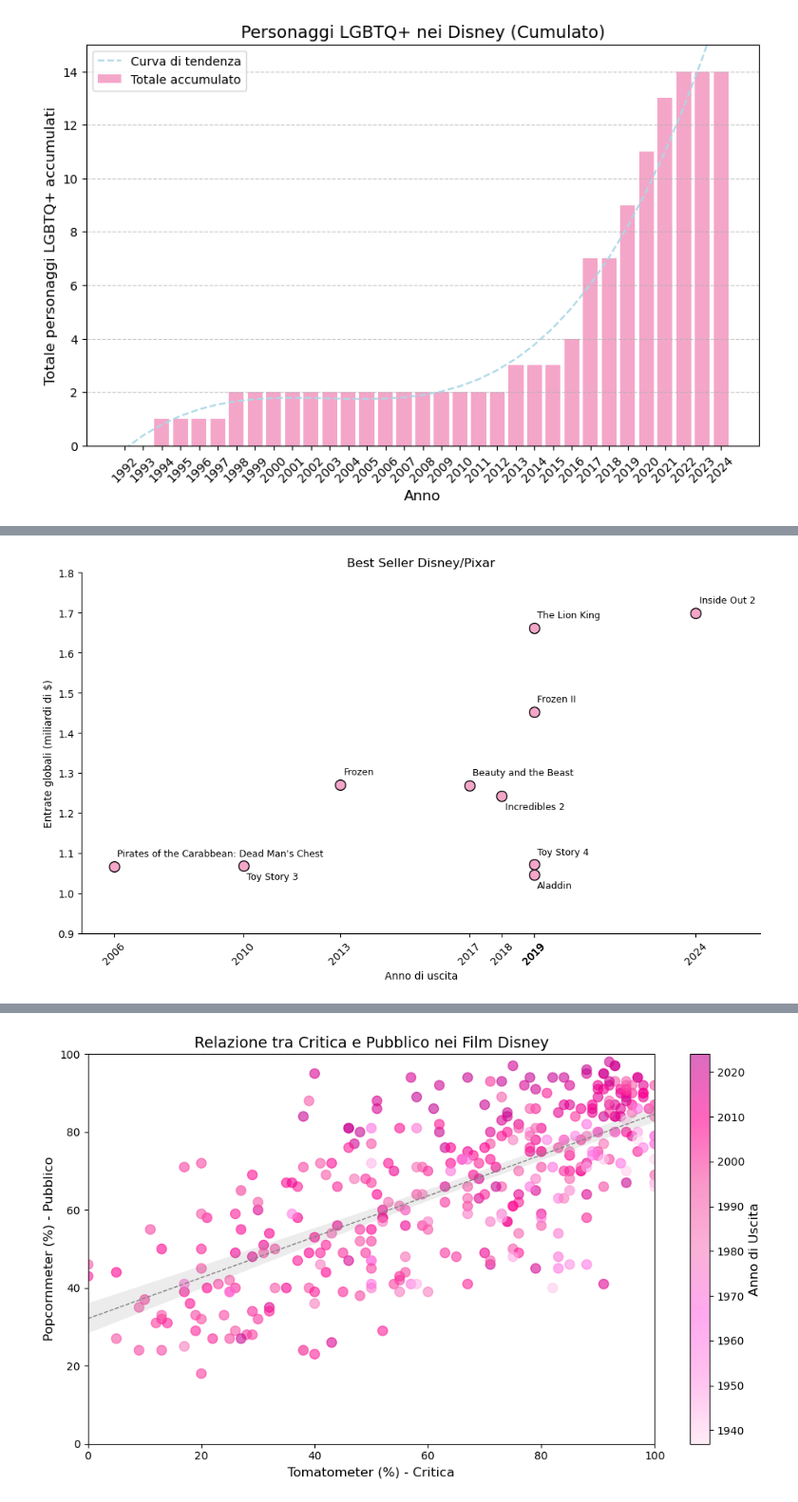
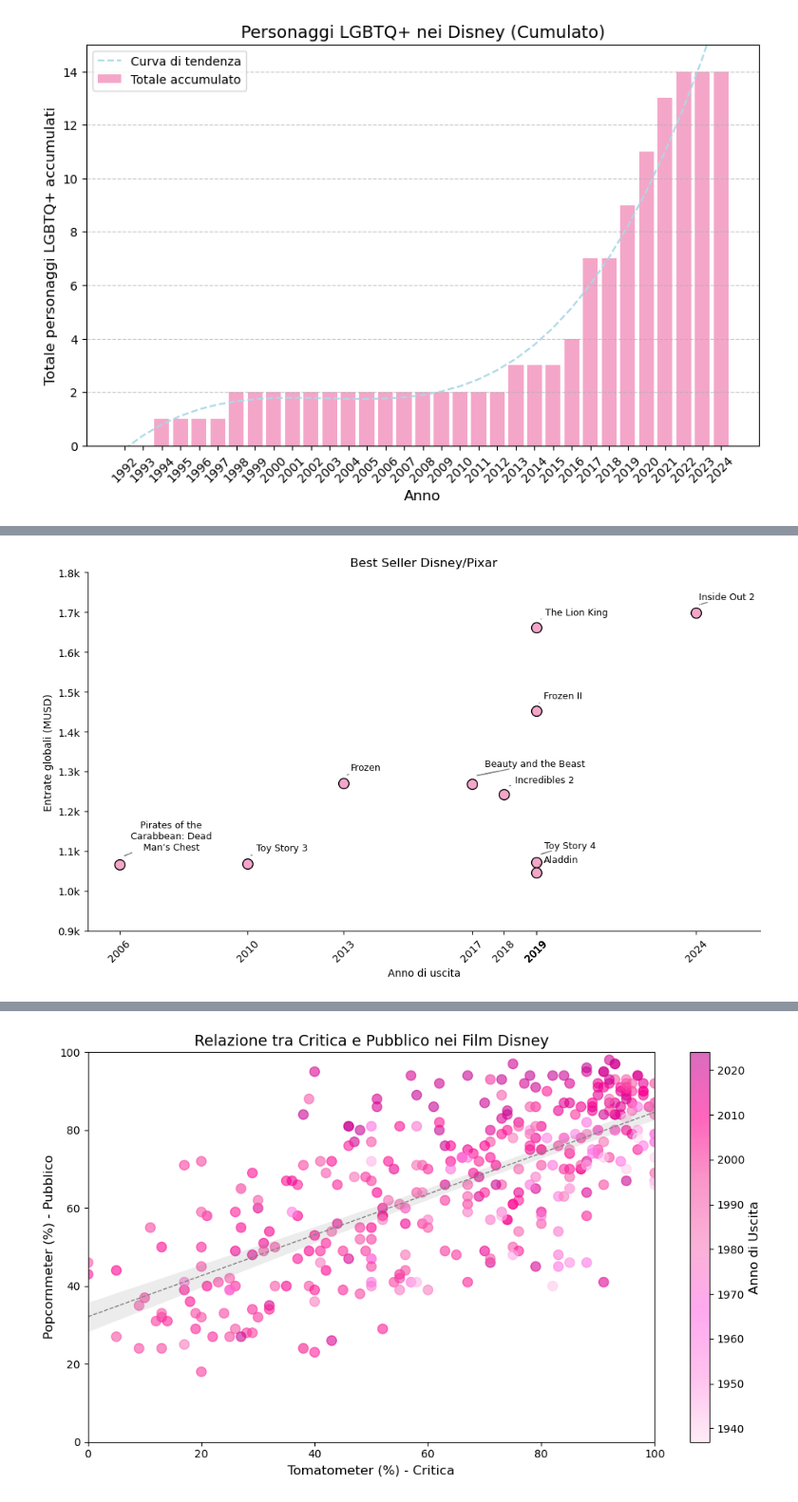
Before and after one commit to TizianoSanchez20/presentazione_disney, a Jupyter notebook: notebooks/disney_graph.ipynb, the cells around one changed output, grey strips where cells are left out. Shown at 95% size. Saved outputs shown, nothing was run; the diff lists cells and outputs as text; code cells hidden in the pictures.

```diff
--- a/notebooks/disney_graph.ipynb
+++ b/notebooks/disney_graph.ipynb
@@ -365,14 +388,17 @@ for i, parco in enumerate(parchi):
     if parco == 'Disneyland Paris':
         alpha = 1.0  # Disneyland Paris opaco
     else:
-        alpha = 0.2  # Altri parchi semi-trasparenti
+        alpha = 0.15  # Altri parchi semi-trasparenti
 
     plt.bar(index + i * bar_width, data[i, :], bar_width, label=parco, color=colors[i], alpha=alpha)
+
+# Formattiamo l'asse Y per mostrare "M" dopo i numeri
+plt.gca().yaxis.set_major_formatter(plt.FuncFormatter(lambda x, _: f'{x:.1f}M'))
 
 # Aggiungiamo le etichette e il titolo
 plt.title("Affluenza nei parchi Disney (2018-2023)", fontsize=16)
 plt.xlabel("Anno", fontsize=12)
-plt.ylabel("Numero di visitatori (in milioni)", fontsize=12)
+plt.ylabel("Numero di visitatori", fontsize=12)
 plt.xticks(index + bar_width * (len(parchi) - 1) / 2, anni, rotation=45, ha='right')
 plt.legend(title="Parco", bbox_to_anchor=(1.05, 1), loc='upper left')
 plt.grid(True)
@@ -824,44 +623,81 @@ anni = dati_filtrati[colonna_anno].values
 # Conversione delle entrate in miliardi
 entrate_miliardi = [x / 1_000_000_000 for x in entrate]
 
+# Funzione per spezzare i titoli in base alle parole
+def break_title_by_words(title, max_length=20):
+    words = title.split()  # Dividi il titolo in parole
+    lines = []  # Lista per le righe del titolo
+    current_line = ""  # Riga corrente
+
+    for word in words:
+        # Aggiungi la parola alla riga corrente se non supera la lunghezza massima
+        if len(current_line) + len(word) + 1 <= max_length:
+            if current_line:
+                current_line += " " + word  # Aggiungi la parola con uno spazio
+            else:
+                current_line = word  # La prima parola senza spazio
+        else:
+            # Se la riga supera la lunghezza, inizia una nuova riga
+            lines.append(current_line)
+            current_line = word  # La parola che non entra inizia una nuova riga
+
+    # Aggiungi l'ultima riga
+    if current_line:
+        lines.append(current_line)
+
+    return '\n'.join(lines)  # Unisci le righe con il carattere di nuova riga
+
 # Creazione del grafico a dispersione
 plt.figure(figsize=(10, 6))
 plt.scatter(anni, entrate_miliardi, color='#F4A6C9', s=100, edgecolor='black')
 
 # Impostare l'asse y che arrivi a 1.8 miliardi
 plt.ylim(0.9, 1.8)
 
 # Imposta l'asse x
 plt.xlim(2005, 2026)
 
 # Aggiungere etichette per ogni punto (film e anno)
+texts = []  # Lista per raccogliere gli oggetti di testo
 for i, film_title in enumerate(film):
-    # Spostare a sinistra il primo film, se necessario
-    if film_title == "Toy Story 3" or film_title == "Aladdin" or film_title == "Incredibles 2":
-        plt.text(anni[i] + 0.1, entrate_miliardi[i] - 0.04, film_title,
-                 fontsize=9, ha='left', va='bottom', rotation=0)
-    else:
-        plt.text(anni[i] + 0.1, entrate_miliardi[i] + 0.02, film_title,
-                 fontsize=9, ha='left', va='bottom', rotation=0)
+    # Spezza il titolo in base alla lunghezza delle parole
+    broken_title = break_title_by_words(film_title)
+
+    # Aggiungi il testo per ogni film con il titolo spezzato
+    text = plt.annotate(broken_title,
+                        (anni[i] + 0.1, entrate_miliardi[i] + 0.02),
+                        fontsize=9, ha='left', va='bottom', rotation=0,
+                        arrowprops=dict(arrowstyle="-", color='gray'))  # Aggiungi freccia
+
+    texts.append(text)  # Aggiungi ogni etichetta alla lista
+
+# Aggiungi un'ottimizzazione automatica per evitare sovrapposizioni
+adjust_text(texts, only_move={'points': 'none', 'text': 'y'}, arrowprops=dict(arrowstyle="-", color='gray'))
+
+# Formattare l'asse y per mostrare i numeri con "k" e una cifra decimale
+def format_y_ticks(value, _):
+    return f'{value:.1f}k'
+
+plt.gca().yaxis.set_major_formatter(ticker.FuncFormatter(format_y_ticks))
 
 # Etichette e titolo
 plt.xlabel('Anno di uscita')
-plt.ylabel('Entrate globali (miliardi di $)')
+plt.ylabel('Entrate globali (MUSD)')
 plt.title('Best Seller Disney/Pixar')
 
 # Togliamo lo sfondo
 ax = plt.gca()
 plt.gca().set_facecolor('none')
 plt.gcf().patch.set_facecolor('none')
 
 # Rimuovere il bordo superiore e destro
 ax.spines['top'].set_visible(False)
 ax.spines['right'].set_visible(False)
 
 # Mostrare il grafico
 plt.grid(False)  # Rimuove la griglia
 plt.xticks(anni, rotation=45)  # Ruotare le etichette degli anni per migliorare la leggibilità
 plt.tight_layout()
 plt.show()
 # %% [output]
-[figure, old version]
+[figure, new version]
```
Also changed, not shown: parts of 31 cells of this notebook, 1 other file.
